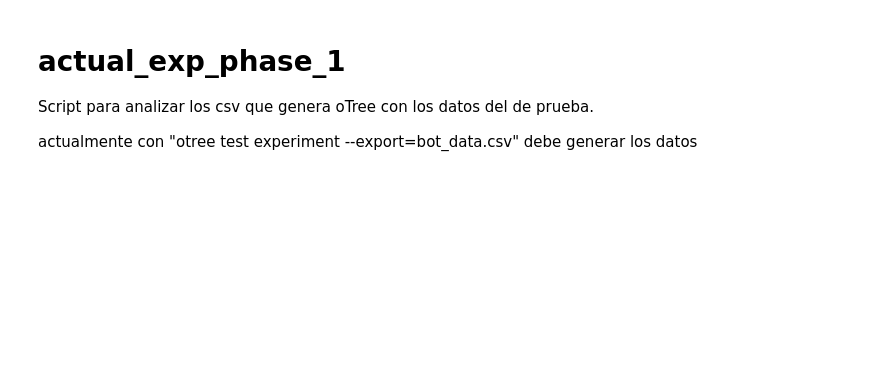
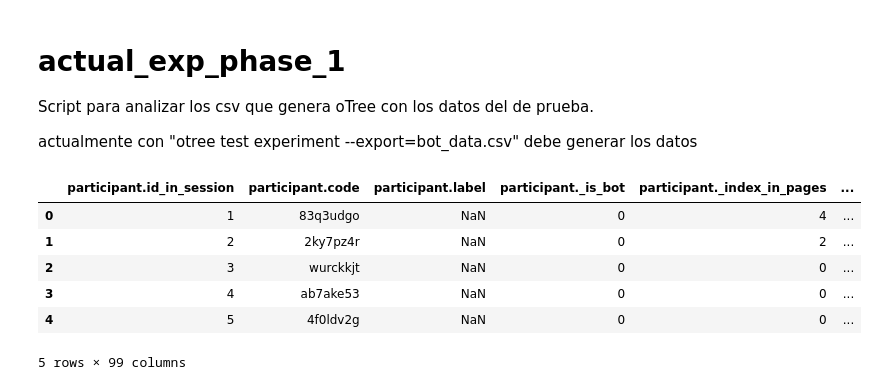
Before and after one commit to JoseShota/Experimento-IP, a Jupyter notebook: IP_Experiment/read_csv.ipynb, the cells around one changed output. Drawn from its saved outputs; the diff is of its cells as text; code cells hidden in the pictures; blank space fills up the shorter version.

```diff
--- a/IP_Experiment/read_csv.ipynb
+++ b/IP_Experiment/read_csv.ipynb
@@ -7,6 +7,16 @@ actualmente con "otree test experiment --export=bot_data.csv" debe generar los d
 import pandas as pd
 # %%
 actual_exp_phase_1 = pd.read_csv('bot_data.csv/actual_exp_phase_1.csv')
+# %%
+actual_exp_phase_1.head()
+# %% [output]
+|  | participant.id_in_session | participant.code | participant.label | participant._is_bot | participant._index_in_pages | ... |
+| 0 | 1 | 83q3udgo | NaN | 0 | 4 | ... |
+| 1 | 2 | 2ky7pz4r | NaN | 0 | 2 | ... |
+| 2 | 3 | wurckkjt | NaN | 0 | 0 | ... |
+| 3 | 4 | ab7ake53 | NaN | 0 | 0 | ... |
+| 4 | 5 | 4f0ldv2g | NaN | 0 | 0 | ... |
+5 rows × 99 columns
 # %%
 (
     actual_exp_phase_1
```
Also changed, not shown: parts of 3 cells of this notebook.
